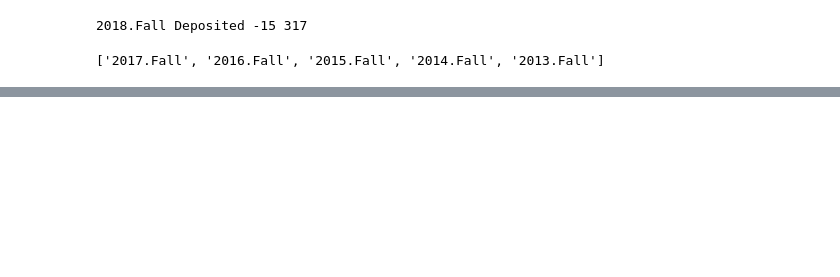
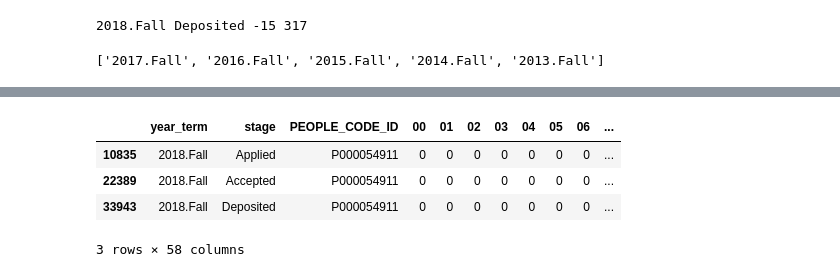
Before and after one commit to JeffWalton-PSC/Admissions, a Jupyter notebook: funnel/Deposits_WeekToEndOfYear.ipynb, the cells around one changed output, grey strips where cells are left out. Drawn from its saved outputs; the diff is of its cells as text; code cells hidden in the pictures; blank space fills up the shorter version.

```diff
--- a/funnel/Deposits_WeekToEndOfYear.ipynb
+++ b/funnel/Deposits_WeekToEndOfYear.ipynb
@@ -237,0 +260,8 @@ show(p)
+# %%
+df.loc[(df['PEOPLE_CODE_ID']=='P000054911')]
+# %% [output]
+|  | year_term | stage | PEOPLE_CODE_ID | 00 | 01 | 02 | 03 | 04 | 05 | 06 | ... |
+| 10835 | 2018.Fall | Applied | P000054911 | 0 | 0 | 0 | 0 | 0 | 0 | 0 | ... |
+| 22389 | 2018.Fall | Accepted | P000054911 | 0 | 0 | 0 | 0 | 0 | 0 | 0 | ... |
+| 33943 | 2018.Fall | Deposited | P000054911 | 0 | 0 | 0 | 0 | 0 | 0 | 0 | ... |
+3 rows × 58 columns
```
Also changed, not shown: parts of 10 cells of this notebook, 2 other files.
